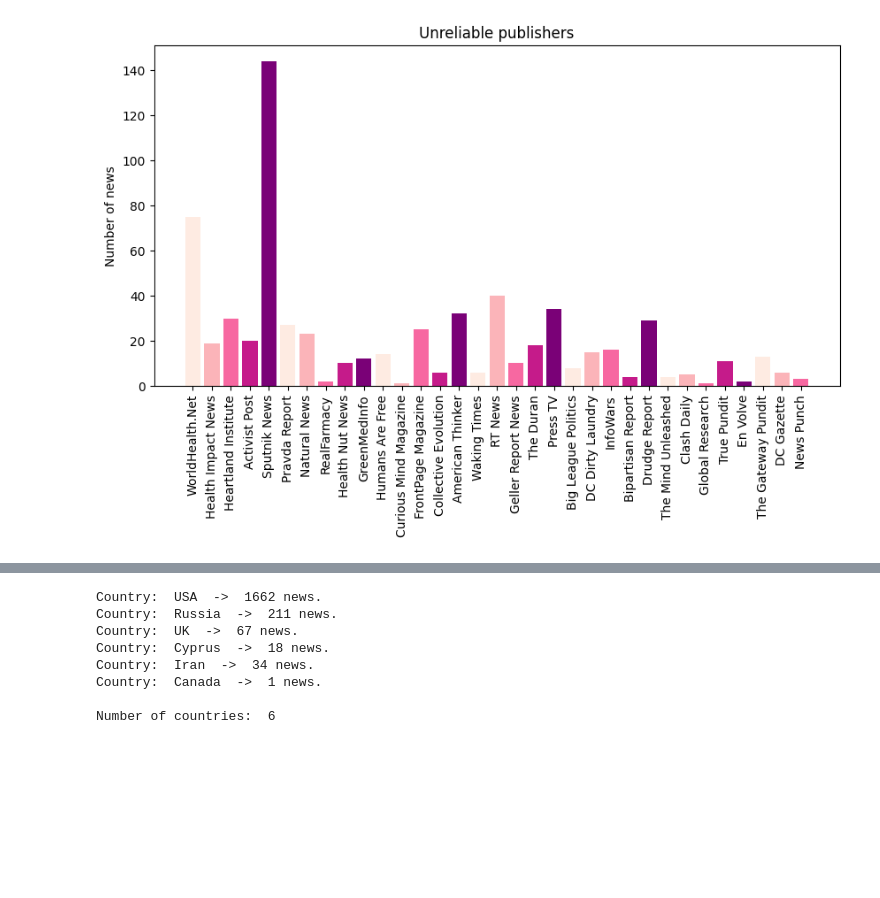
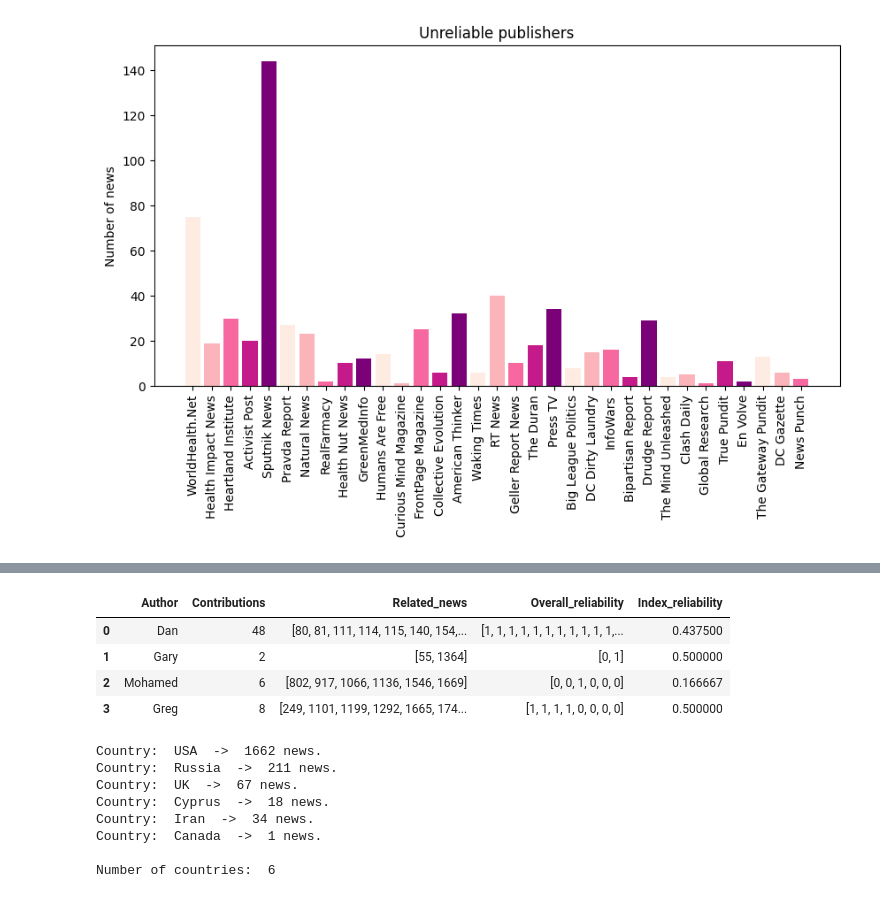
Before and after one commit to aidagomezbueno/smm-final_project, a Jupyter notebook: dataset-description.ipynb, the cells around one changed output, grey strips where cells are left out. Cells and saved outputs as stored; diff of their text form; code cells hidden in the pictures; blank space fills up the shorter version.

Commit message:
indexes

```diff
--- a/dataset-description.ipynb
+++ b/dataset-description.ipynb
@@ -258,3 +272,40 @@ The author involved in max num of articles/news is:  Roni Caryn Rabin
+# %%
+unconsistent_authors_dict = {}
+for i in authors_rel_news:
+    n=0
+    temp = authors_rel_news.get(i)[0]
+    for j in authors_rel_news.get(i):
+        if j!= temp:
+            n+=1
+    if(n!=0):
+        unconsistent_authors_dict[i]=n
+rel_index_dict={}
+for x in range(subdf_authors['Overall_reliability'].size):
+    n = len(subdf_authors.iloc[x, 3])
+    count = 0
+    for i in subdf_authors.iloc[x, 3]:
+        if i==1:
+            count+=1
+    count/=n
+    rel_index_dict[subdf_authors.iloc[x, 0]] = count
+
+subdf_authors = pd.DataFrame()
+authors = [df_author.loc[df_author['Author']=='Dan'].iloc[0,0], df_author.loc[df_author['Author']=='Gary'].iloc[0,0], df_author.loc[df_author['Author']=='Mohamed'].iloc[0,0], df_author.loc[df_author['Author']=='Greg'].iloc[0,0]]
+contributions = [df_author.loc[df_author['Author']=='Dan'].iloc[0,1], df_author.loc[df_author['Author']=='Gary'].iloc[0,1], df_author.loc[df_author['Author']=='Mohamed'].iloc[0,1], df_author.loc[df_author['Author']=='Greg'].iloc[0,1]]
+related_news = [df_author.loc[df_author['Author']=='Dan'].iloc[0,2], df_author.loc[df_author['Author']=='Gary'].iloc[0,2], df_author.loc[df_author['Author']=='Mohamed'].iloc[0,2], df_author.loc[df_author['Author']=='Greg'].iloc[0,2]]
+overall_rel = [df_author.loc[df_author['Author']=='Dan'].iloc[0,3], df_author.loc[df_author['Author']=='Gary'].iloc[0,3], df_author.loc[df_author['Author']=='Mohamed'].iloc[0,3], df_author.loc[df_author['Author']=='Greg'].iloc[0,3]]
+subdf_authors['Author']=authors
+subdf_authors['Contributions']=contributions
+subdf_authors['Related_news']=related_news
+subdf_authors['Overall_reliability']=overall_rel
+subdf_authors['Index_reliability']=rel_index_dict.values()
+subdf_authors
+# %% [output]
+|  | Author | Contributions | Related_news | Overall_reliability | Index_reliability |
+| 0 | Dan | 48 | [80, 81, 111, 114, 115, 140, 154,... | [1, 1, 1, 1, 1, 1, 1, 1, 1, 1, 1,... | 0.437500 |
+| 1 | Gary | 2 | [55, 1364] | [0, 1] | 0.500000 |
+| 2 | Mohamed | 6 | [802, 917, 1066, 1136, 1546, 1669] | [0, 0, 1, 0, 0, 0] | 0.166667 |
+| 3 | Greg | 8 | [249, 1101, 1199, 1292, 1665, 174... | [1, 1, 1, 1, 0, 0, 0, 0] | 0.500000 |
 # %%
 unique_vals = pd.unique(df['country'].dropna())
 n_countries = unique_vals.size
```
Also changed, not shown: parts of 1 cell of this notebook, 1 other file.
